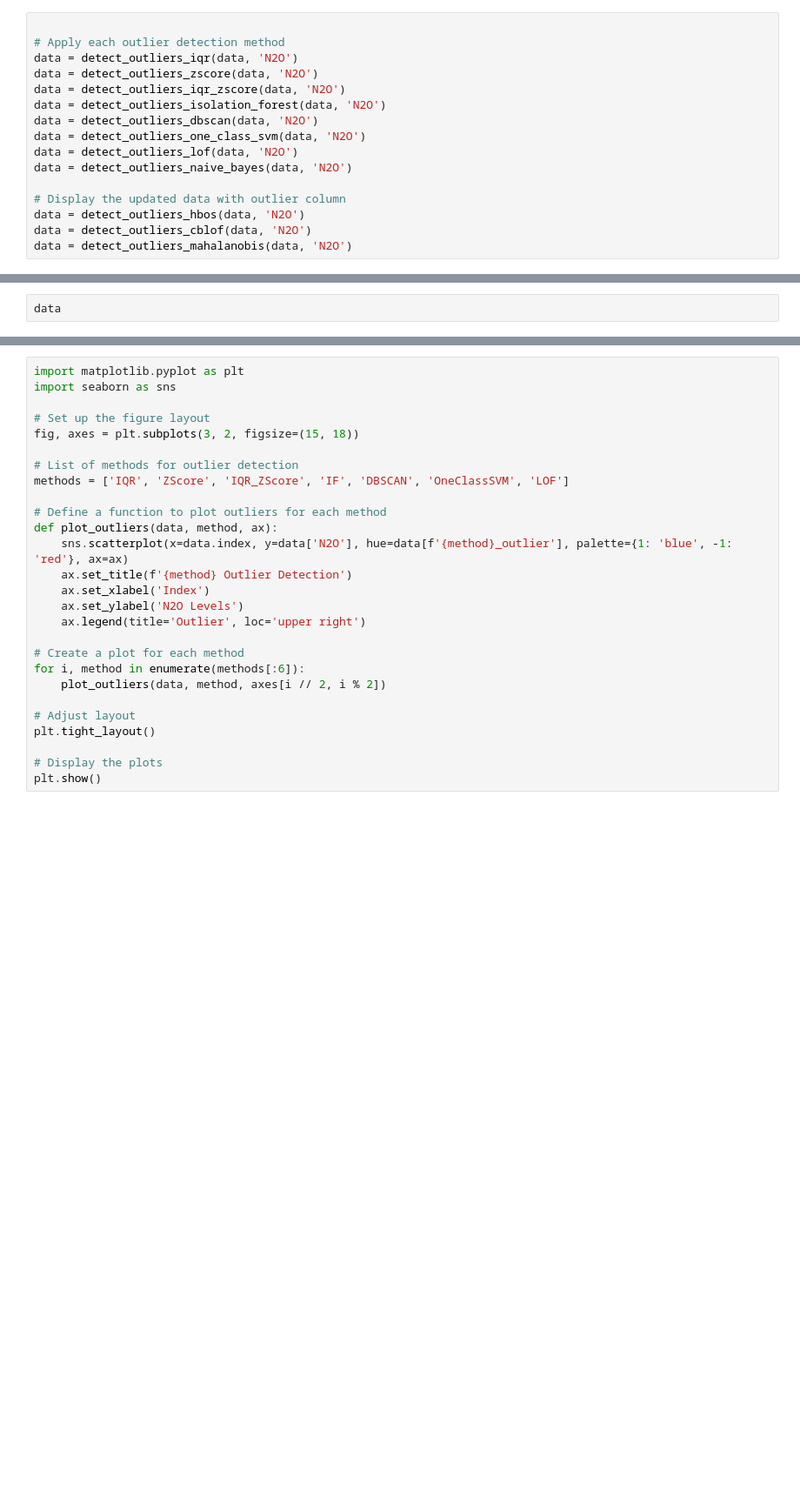
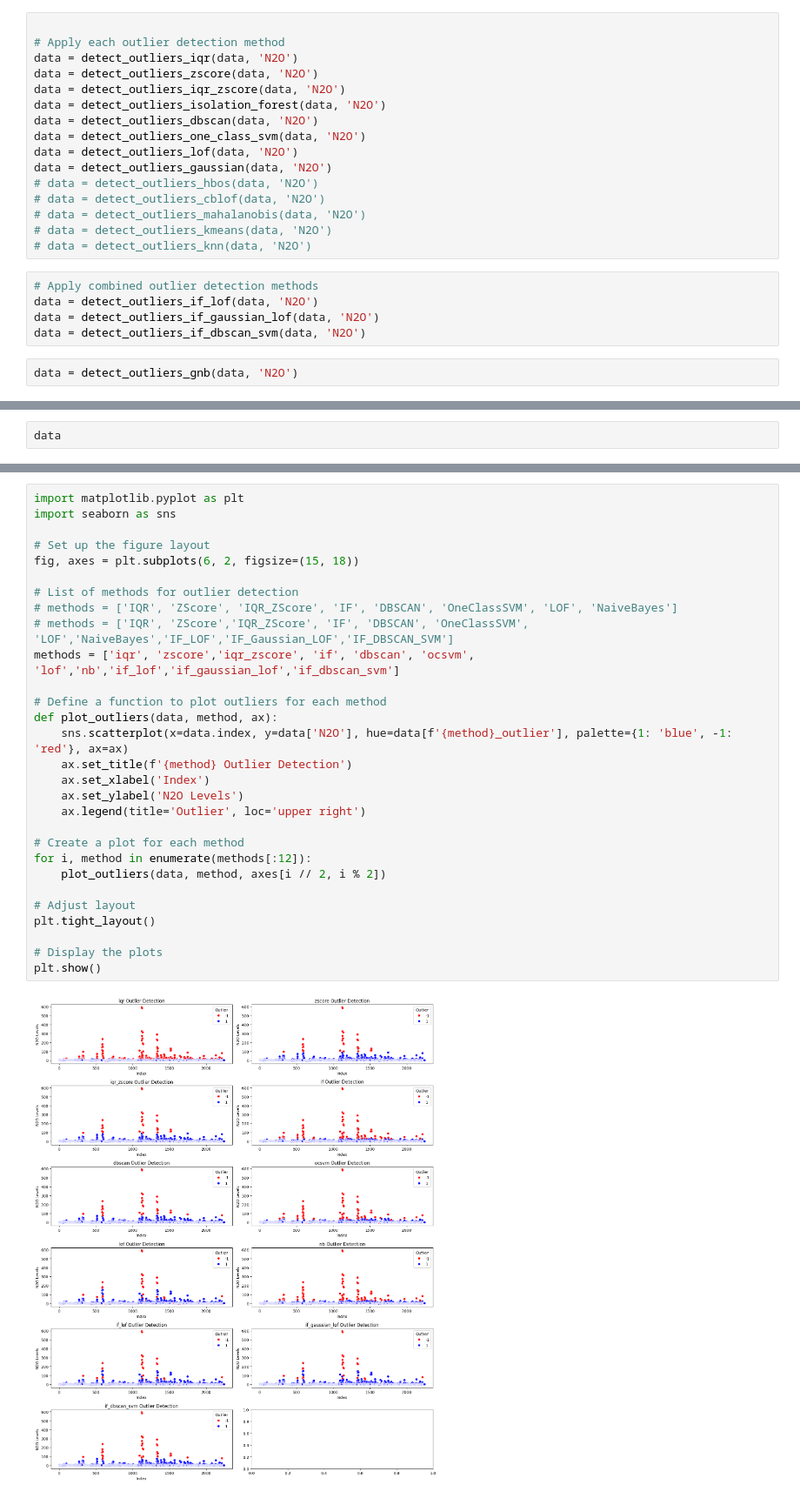
Before and after one commit to roniwahyu/outlier-detection2024, a Jupyter notebook: 01.Dataset-Rofiqul/Ujicoba4-08062024/TestOutlierDetection3_Advanced.ipynb, the cells around one changed output, grey strips where cells are left out. Shown at 87% size. Drawn from its saved outputs; the diff is of its cells as text; blank space fills up the shorter version.

```diff
--- a/01.Dataset-Rofiqul/Ujicoba4-08062024/TestOutlierDetection3_Advanced.ipynb
+++ b/01.Dataset-Rofiqul/Ujicoba4-08062024/TestOutlierDetection3_Advanced.ipynb
@@ -156,9 +224,16 @@ data = detect_outliers_isolation_forest(data, 'N2O')
 data = detect_outliers_dbscan(data, 'N2O')
 data = detect_outliers_one_class_svm(data, 'N2O')
 data = detect_outliers_lof(data, 'N2O')
-data = detect_outliers_naive_bayes(data, 'N2O')
-
-# Display the updated data with outlier column
-data = detect_outliers_hbos(data, 'N2O')
-data = detect_outliers_cblof(data, 'N2O')
-data = detect_outliers_mahalanobis(data, 'N2O')
+data = detect_outliers_gaussian(data, 'N2O')
+# data = detect_outliers_hbos(data, 'N2O')
+# data = detect_outliers_cblof(data, 'N2O')
+# data = detect_outliers_mahalanobis(data, 'N2O')
+# data = detect_outliers_kmeans(data, 'N2O')
+# data = detect_outliers_knn(data, 'N2O')
+# %%
+# Apply combined outlier detection methods
+data = detect_outliers_if_lof(data, 'N2O')
+data = detect_outliers_if_gaussian_lof(data, 'N2O')
+data = detect_outliers_if_dbscan_svm(data, 'N2O')
+# %%
+data = detect_outliers_gnb(data, 'N2O')
@@ -213,30 +339,34 @@ summary_df
 # %%
 import matplotlib.pyplot as plt
 import seaborn as sns
 
 # Set up the figure layout
-fig, axes = plt.subplots(3, 2, figsize=(15, 18))
+fig, axes = plt.subplots(6, 2, figsize=(15, 18))
 
 # List of methods for outlier detection
-methods = ['IQR', 'ZScore', 'IQR_ZScore', 'IF', 'DBSCAN', 'OneClassSVM', 'LOF']
+# methods = ['IQR', 'ZScore', 'IQR_ZScore', 'IF', 'DBSCAN', 'OneClassSVM', 'LOF', 'NaiveBayes']
+# methods = ['IQR', 'ZScore','IQR_ZScore', 'IF', 'DBSCAN', 'OneClassSVM', 'LOF','NaiveBayes','IF_LOF','IF_Gaussian_LOF','IF_DBSCAN_SVM']
+methods = ['iqr', 'zscore','iqr_zscore', 'if', 'dbscan', 'ocsvm', 'lof','nb','if_lof','if_gaussian_lof','if_dbscan_svm']
 
 # Define a function to plot outliers for each method
 def plot_outliers(data, method, ax):
     sns.scatterplot(x=data.index, y=data['N2O'], hue=data[f'{method}_outlier'], palette={1: 'blue', -1: 'red'}, ax=ax)
     ax.set_title(f'{method} Outlier Detection')
     ax.set_xlabel('Index')
     ax.set_ylabel('N2O Levels')
     ax.legend(title='Outlier', loc='upper right')
 
 # Create a plot for each method
-for i, method in enumerate(methods[:6]):
+for i, method in enumerate(methods[:12]):
     plot_outliers(data, method, axes[i // 2, i % 2])
 
 # Adjust layout
 plt.tight_layout()
 
 # Display the plots
 plt.show()
+# %% [output]
+[figure, added]
 # %%
 # Redefine the plotting code to handle the correct number of subplots (3 rows x 2 columns for 6 methods)
 # Removing one of the methods from the plotting to fit the layout or handle separately
```
Also changed, not shown: parts of 18 cells of this notebook, 22 other files.
